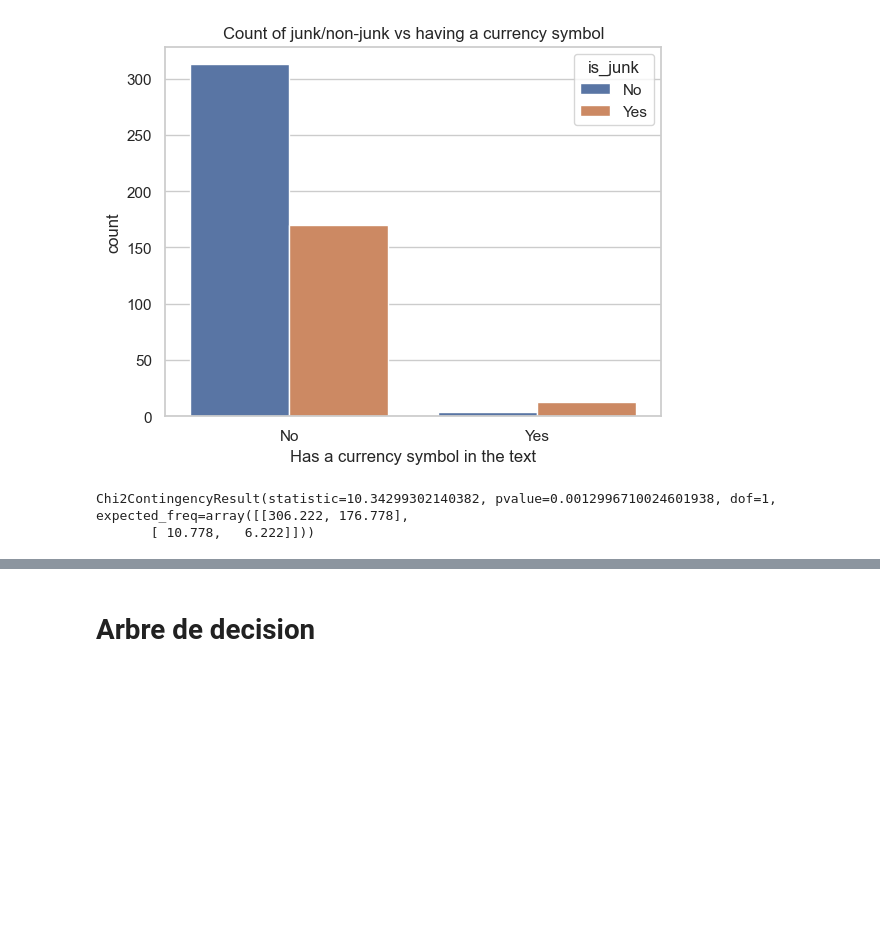
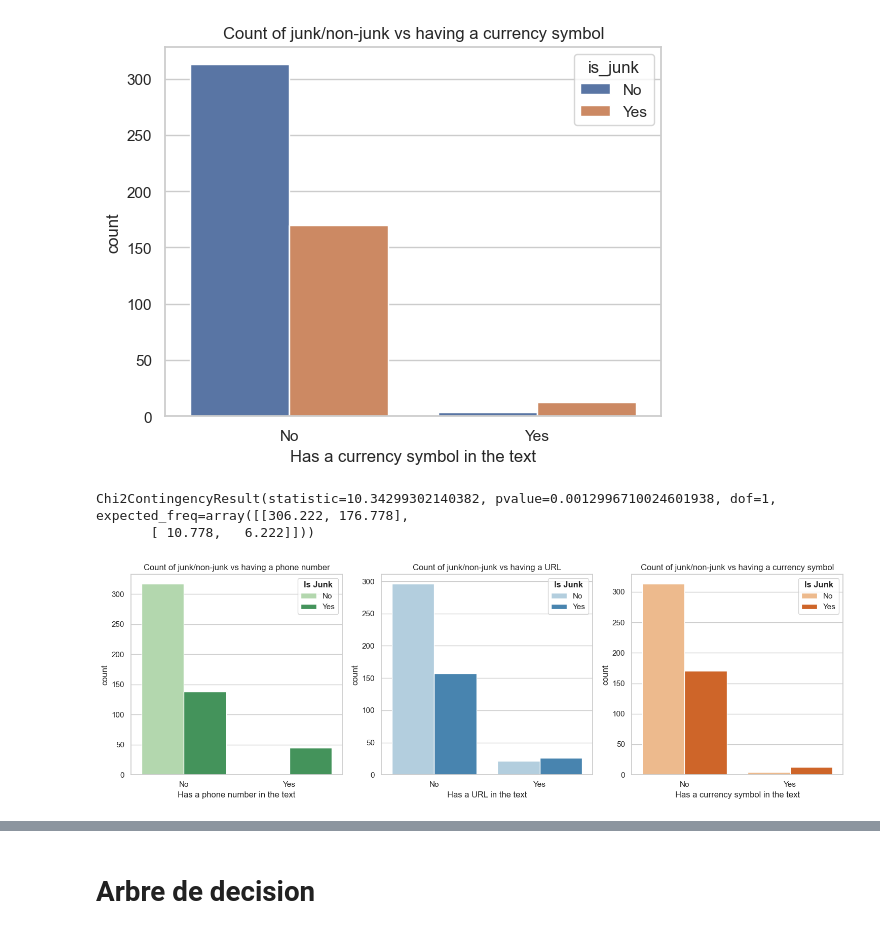
Before and after one commit to atekiouk/Sujet_2, a Jupyter notebook: Notebooks/Junk_post_detection.ipynb, the cells around one changed output, grey strips where cells are left out. Saved outputs shown, nothing was run; the diff lists cells and outputs as text; code cells hidden in the pictures; blank space fills up the shorter version.

```diff
--- a/Notebooks/Junk_post_detection.ipynb
+++ b/Notebooks/Junk_post_detection.ipynb
@@ -217,6 +217,18 @@ dtype: int64
 # %%
 chanel_junk_valid_new = chanel_junk_valid_new.join(utilities.create_dummies(corpus= chanel_junk_valid_new['text'],y = chanel_junk_valid_new['is_junk'], element= 'emoji',nlp = nlp, top= 3))
 chanel_all_features = chanel_junk_valid_new.join(utilities.create_dummies(corpus= chanel_junk_valid_new['text'],y = chanel_junk_valid_new['is_junk'], element= 'hashtag', nlp = nlp, top= 3))
+# %%
+chanel_junk_valid_new = pd.read_excel('C:/Users/a.tekiouk/Sujet_2/DATA/chanel_junk_valid_2.xlsx')
+chanel_junk_valid_new = chanel_junk_valid_new[['text','is_junk']].dropna()
+chanel_junk_valid_new['has_URL'] = utilities.get_presence_of_URL(corpus= chanel_junk_valid_new['text'], nlp= nlp  )
+chanel_junk_valid_new['has_phone_number'] = utilities.get_presence_of_phone_numbers(corpus= chanel_junk_valid_new['text'], nlp= nlp  )
+chanel_junk_valid_new['has_currency_symbol'] = utilities.get_presence_of_currency_symbol(corpus= chanel_junk_valid_new['text'], nlp= nlp  )
+chanel_junk_valid_new['word_ratio'] = utilities.get_word_ratio(corpus= chanel_junk_valid_new['text'], nlp= nlp  )
+chanel_junk_valid_new['caps_ratio'] = utilities.get_caps_ratio(corpus= chanel_junk_valid_new['text'], nlp= nlp)
+chanel_junk_valid_new['norm_punct'] = utilities.get_normalized_nb_punct(corpus= chanel_junk_valid_new['text'], nlp= nlp  )
+chanel_junk_valid_new = chanel_junk_valid_new.join(utilities.create_dummies(corpus= chanel_junk_valid_new['text'],y = chanel_junk_valid_new['is_junk'], element= 'emoji',nlp = nlp, top= 3))
+chanel_all_features = chanel_junk_valid_new.join(utilities.create_dummies(corpus= chanel_junk_valid_new['text'],y = chanel_junk_valid_new['is_junk'], element= 'hashtag', nlp = nlp, top= 3))
+X_train, X_test, y_train, y_test = train_test_split(chanel_all_features.dropna().drop(['text','is_junk'],axis=1), chanel_all_features.dropna()['is_junk'], test_size=0.2, random_state=42)
 # %%
 chanel_all_features.head()
 # %% [output]
@@ -340,3 +352,36 @@ chi2_contingency(pd.crosstab(chanel_all_features['has_currency_symbol'],chanel_a
 # %% [output]
 Chi2ContingencyResult(statistic=10.34299302140382, pvalue=0.0012996710024601938, dof=1, expected_freq=array([[306.222, 176.778],
        [ 10.778,   6.222]]))
+# %%
+
+# Créer une figure avec 3 sous-graphiques
+fig, (ax1, ax2, ax3) = plt.subplots(1, 3, figsize=(15, 5))
+
+# Palette de couleurs pour les graphiques
+palette = {0: "green", 1: "blue", 2: "orange"}
+
+# Premier graphique
+sns.countplot(data=temp_chanel_all_features, x='has_phone_number', hue='is_junk', ax=ax1, palette="Greens")
+ax1.set(xlabel="Has a phone number in the text", title="Count of junk/non-junk vs having a phone number")
+legend1 = ax1.legend(title="Is Junk")
+legend1.get_title().set_fontweight("bold")
+
+# Deuxième graphique
+sns.countplot(data=temp_chanel_all_features, x='has_URL', hue='is_junk', ax=ax2, palette="Blues")
+ax2.set(xlabel="Has a URL in the text", title="Count of junk/non-junk vs having a URL")
+legend2 = ax2.legend(title="Is Junk")
+legend2.get_title().set_fontweight("bold")
+
+# Troisième graphique
+sns.countplot(data=temp_chanel_all_features, x='has_currency_symbol', hue='is_junk', ax=ax3, palette="Oranges")
+ax3.set(xlabel="Has a currency symbol in the text", title="Count of junk/non-junk vs having a currency symbol")
+legend3 = ax3.legend(title="Is Junk")
+legend3.get_title().set_fontweight("bold")
+
+# Ajuster l'espacement entre les sous-graphiques
+plt.tight_layout()
+
+# Afficher le graphique
+plt.show()
+# %% [output]
+[figure, added]
```
Also changed, not shown: parts of 3 cells of this notebook, 3 other files.
